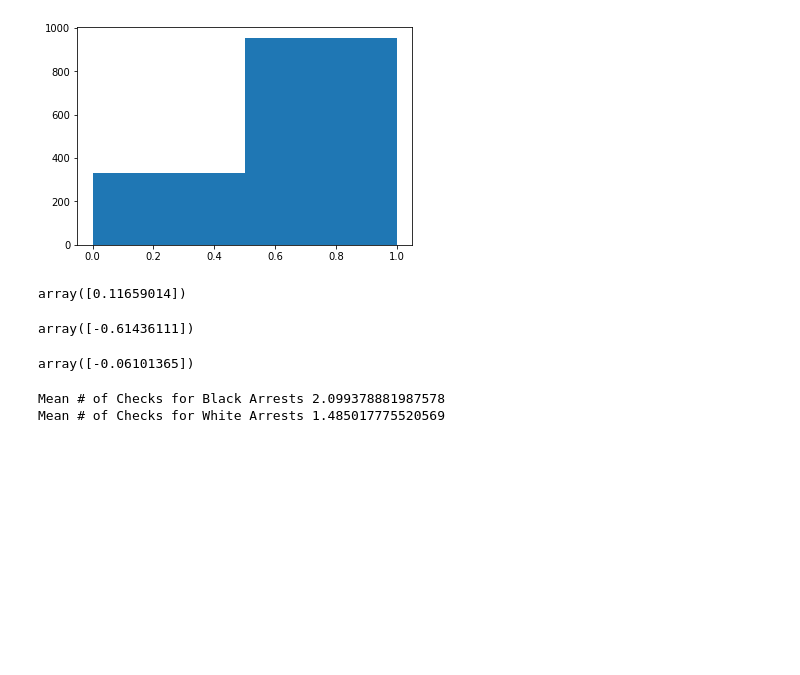
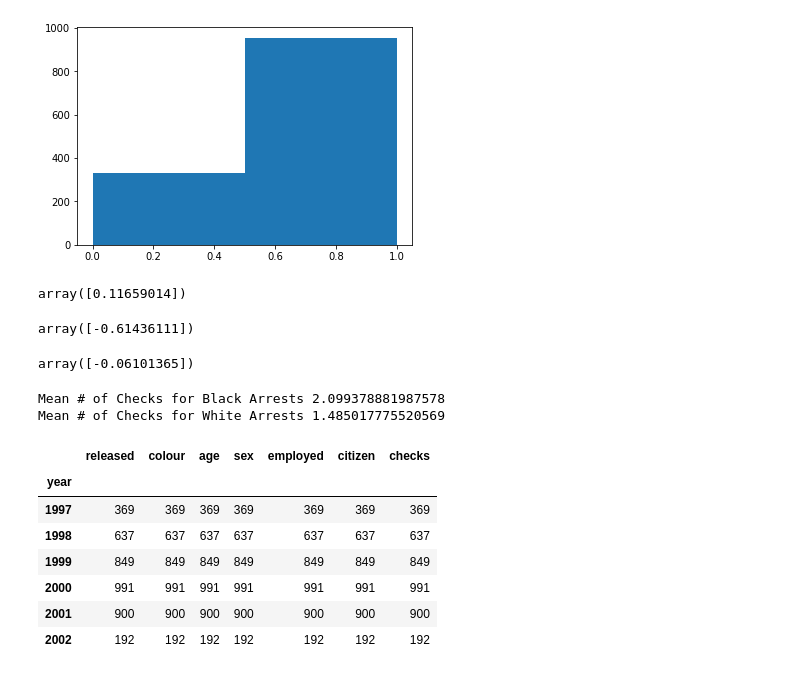
Before and after one commit to chenganyi/2950-final, a Jupyter notebook: Data_Analysis.ipynb, the cells around one changed output. Saved outputs shown, nothing was run; the diff lists cells and outputs as text; code cells hidden in the pictures; blank space fills up the shorter version.

```diff
--- a/Data_Analysis.ipynb
+++ b/Data_Analysis.ipynb
@@ -56,0 +70,11 @@ Mean # of Checks for White Arrests 1.485017775520569
+# %%
+whiteCount
+# %% [output]
+|  | released | colour | age | sex | employed | citizen | checks |
+| year |  |  |  |  |  |  |  |
+| 1997 | 369 | 369 | 369 | 369 | 369 | 369 | 369 |
+| 1998 | 637 | 637 | 637 | 637 | 637 | 637 | 637 |
+| 1999 | 849 | 849 | 849 | 849 | 849 | 849 | 849 |
+| 2000 | 991 | 991 | 991 | 991 | 991 | 991 | 991 |
+| 2001 | 900 | 900 | 900 | 900 | 900 | 900 | 900 |
+| 2002 | 192 | 192 | 192 | 192 | 192 | 192 | 192 |
```
Also changed, not shown: parts of 4 cells of this notebook.
